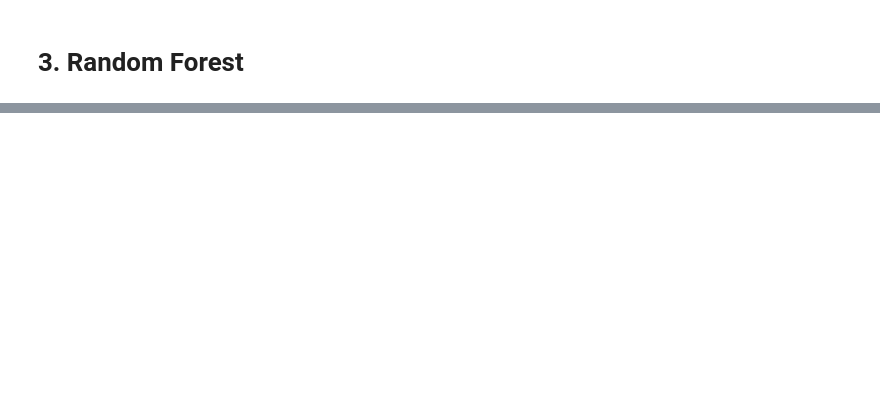
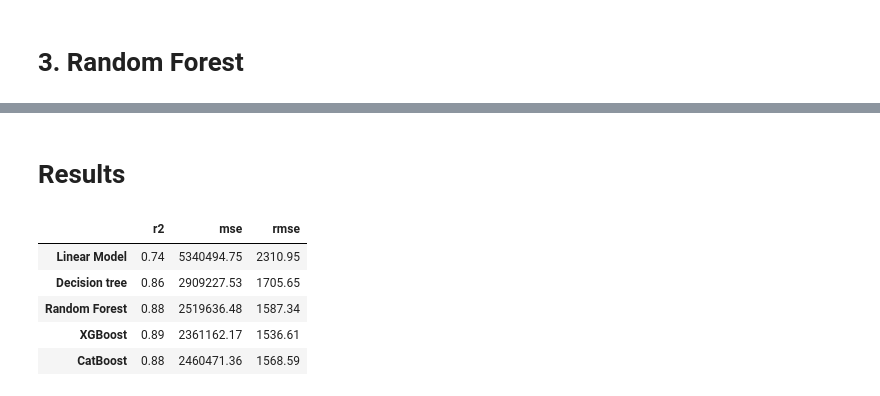
Before and after one commit to MavrinaAA/cars, a Jupyter notebook: cars.ipynb, the cells around one changed output, grey strips where cells are left out. Saved outputs shown, nothing was run; the diff lists cells and outputs as text; code cells hidden in the pictures; blank space fills up the shorter version.

Commit message:
add catboost

```diff
--- a/cars.ipynb
+++ b/cars.ipynb
@@ -409,6 +409,8 @@ X_train
 239279 rows × 13 columns
 # %% [markdown]
 # 1. Linear Model
+# %%
+df_metrics = pd.DataFrame(columns=['r2', 'mse', 'rmse'])
 # %%
 from sklearn.preprocessing import StandardScaler, OneHotEncoder, KBinsDiscretizer
 from sklearn.compose import ColumnTransformer
@@ -454,10 +468,13 @@ print("Лучший R2 score на кросс-валидации:", grid_search.b
 
 y_pred = grid_search.predict(X_test)
 
-print('\nРезультаты на тестовом наборе:')
-print('R2 score:', r2_score(y_test, y_pred))
-print('MSE:', mean_squared_error(y_test, y_pred))
-print('RMSE:', np.sqrt(mean_squared_error(y_test, y_pred)))
+df_metrics.loc['Linear Model'] = np.round([
+    r2_score(y_test, y_pred),
+    mean_squared_error(y_test, y_pred),
+    np.sqrt(mean_squared_error(y_test, y_pred))
+],2)
+
+df_metrics.loc[['Linear Model']]
 # %% [output]
 Fitting 5 folds for each of 6 candidates, totalling 30 fits
 GridSearchCV(cv=5,
@@ -492,0 +650,22 @@ RMSE: 2310.9510485575784
+# %%
+from catboost import CatBoostRegressor
+
+regressor = CatBoostRegressor(
+    cat_features=categorical.tolist(),
+    iterations=400,
+    early_stopping_rounds=50,
+    thread_count=-1,
+    random_state=42,
+    verbose=100
+)
+
+model = regressor.fit(X_train, y_train, eval_set=(X_test, y_test))
+y_pred = model.predict(X_test)
+
+df_metrics.loc['CatBoost'] = np.round([
+    r2_score(y_test, y_pred),
+    mean_squared_error(y_test, y_pred),
+    np.sqrt(mean_squared_error(y_test, y_pred))
+],2)
+
+df_metrics.loc[['CatBoost']]
@@ -492,0 +684,11 @@ RMSE: 2310.9510485575784
+# %% [markdown]
+# Results
+# %%
+df_metrics
+# %% [output]
+|  | r2 | mse | rmse |
+| Linear Model | 0.74 | 5340494.75 | 2310.95 |
+| Decision tree | 0.86 | 2909227.53 | 1705.65 |
+| Random Forest | 0.88 | 2519636.48 | 1587.34 |
+| XGBoost | 0.89 | 2361162.17 | 1536.61 |
+| CatBoost | 0.88 | 2460471.36 | 1568.59 |
```
Also changed, not shown: parts of 15 cells of this notebook.
